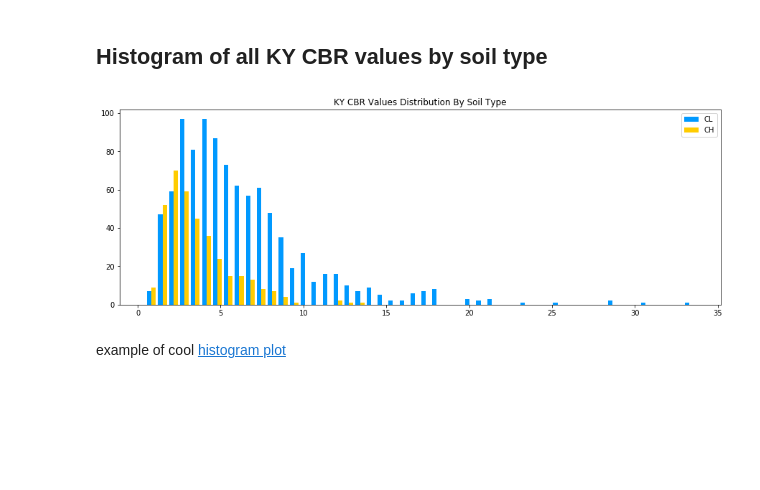
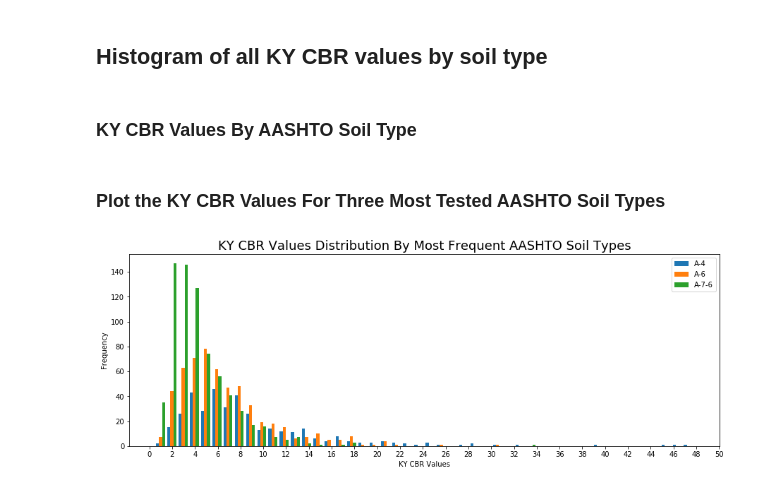
Before and after one commit to claytoncook12/KYTC-CBRAnalysis, a Jupyter notebook: KYTC CBR Data Analysis.ipynb, the cells around one changed output. Cells and saved outputs as stored; diff of their text form; code cells hidden in the pictures; blank space fills up the shorter version.

Commit message:
Add AASHTO CBR histogram plots

```diff
--- a/KYTC CBR Data Analysis.ipynb
+++ b/KYTC CBR Data Analysis.ipynb
@@ -132,0 +120,2 @@ ArraryCH = CHholder['CBR'].values
+# %% [markdown]
+### KY CBR Values By AASHTO Soil Type
@@ -133,15 +162,18 @@ ArraryCH = CHholder['CBR'].values
+# %% [markdown]
+### Plot the KY CBR Values For Three Most Tested AASHTO Soil Types
 # %%
-# Style Parameters
-color_list = ['#0099ff','#ffcc00']
-label_list = ['CL','CH']
+# Figure Parameters
+label_list = ['A-4','A-6','A-7-6']
 
 # Create Stack Histgram
 plt.figure(figsize=(15,5))
-plt.hist([ArraryCL,ArraryCH], stacked=False, alpha=1, bins=50, color=color_list, label=label_list, normed=False)
-plt.title("KY CBR Values Distribution By Soil Type")
+plt.hist([ArraryA4,ArraryA6,Arrary76], \
+         stacked=False, alpha=1, bins=48, label=label_list, normed=False)
+plt.title("KY CBR Values Distribution By Most Frequent AASHTO Soil Types",fontsize=18)
+plt.xticks(np.arange(0.0,51.0,2.0))
+plt.xlabel("KY CBR Values")
+plt.ylabel("Frequency")
 plt.legend()
 plt.show()
 # %% [output]
-[figure, old version]
+[figure, new version]
-# %% [markdown]
-example of cool [histogram plot](https://matplotlib.org/2.0.2/users/screenshots.html)
```
Also changed, not shown: parts of 5 cells of this notebook.
